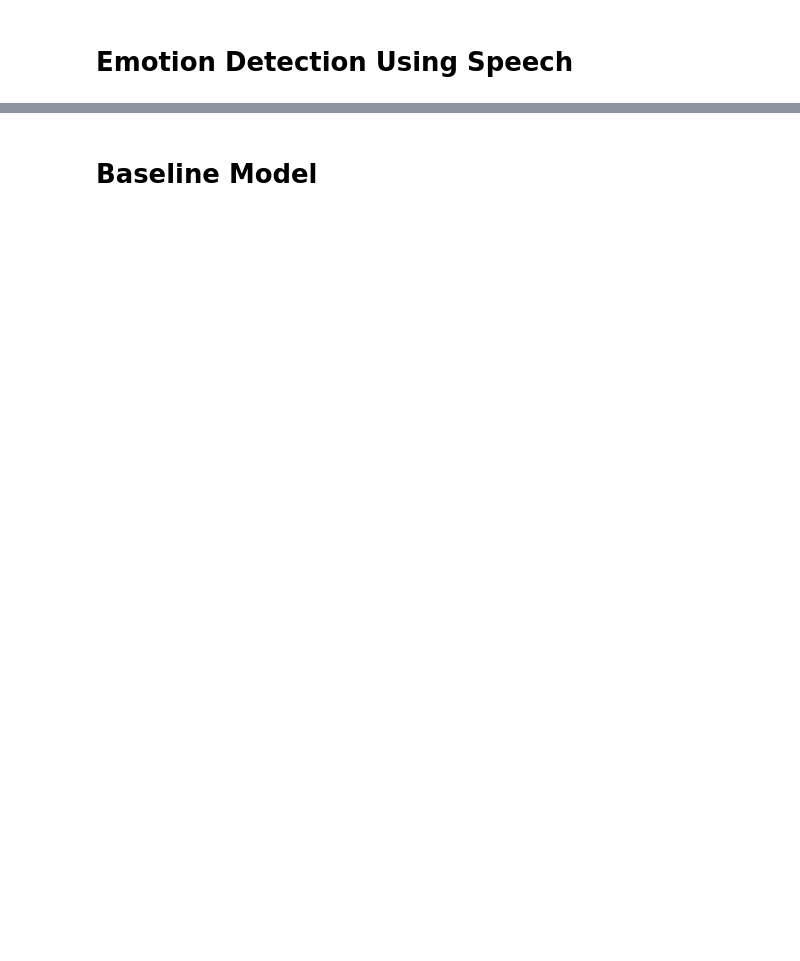
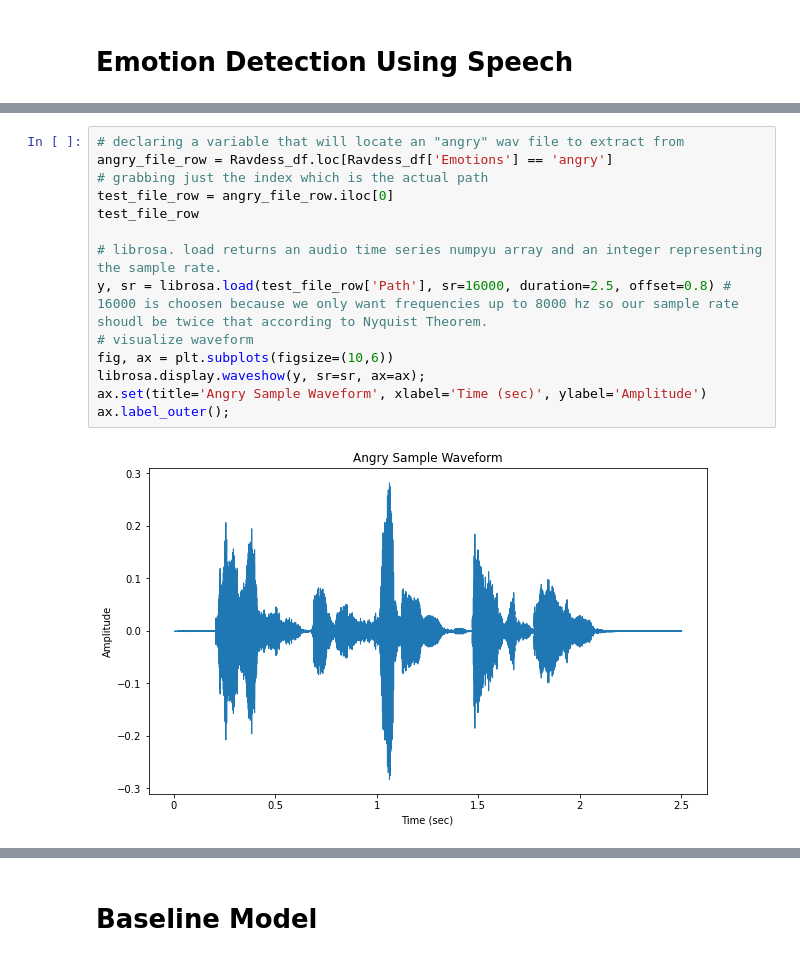
Before and after one commit to Jyve00/Emotion_Speech_Detection, a Jupyter notebook: main.ipynb, the cells around one changed output, grey strips where cells are left out. Cells and saved outputs as stored; diff of their text form; blank space fills up the shorter version.

```diff
--- a/main.ipynb
+++ b/main.ipynb
@@ -105,0 +145,16 @@ creating synthetic data
+# %%
+# declaring a variable that will locate an "angry" wav file to extract from
+angry_file_row = Ravdess_df.loc[Ravdess_df['Emotions'] == 'angry']
+# grabbing just the index which is the actual path
+test_file_row = angry_file_row.iloc[0]
+test_file_row
+
+# librosa. load returns an audio time series numpyu array and an integer representing the sample rate.
+y, sr = librosa.load(test_file_row['Path'], sr=16000, duration=2.5, offset=0.8) # 16000 is choosen because we only want frequencies up to 8000 hz so our sample rate shoudl be twice that according to Nyquist Theorem.
+# visualize waveform
+fig, ax = plt.subplots(figsize=(10,6))
+librosa.display.waveshow(y, sr=sr, ax=ax);
+ax.set(title='Angry Sample Waveform', xlabel='Time (sec)', ylabel='Amplitude')
+ax.label_outer();
+# %% [output]
+[figure, added]
```
Also changed, not shown: parts of 74 cells of this notebook, 17 other files.
